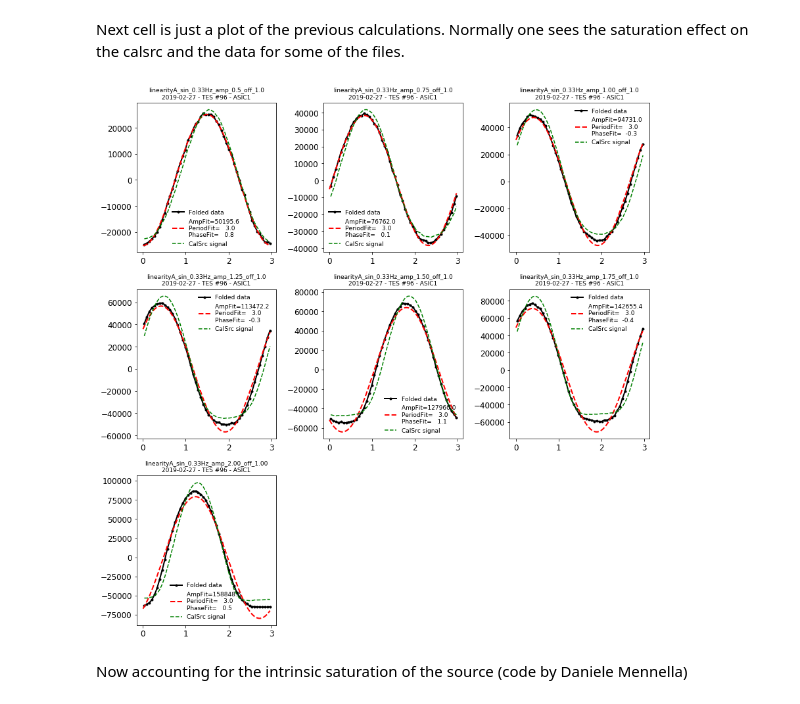
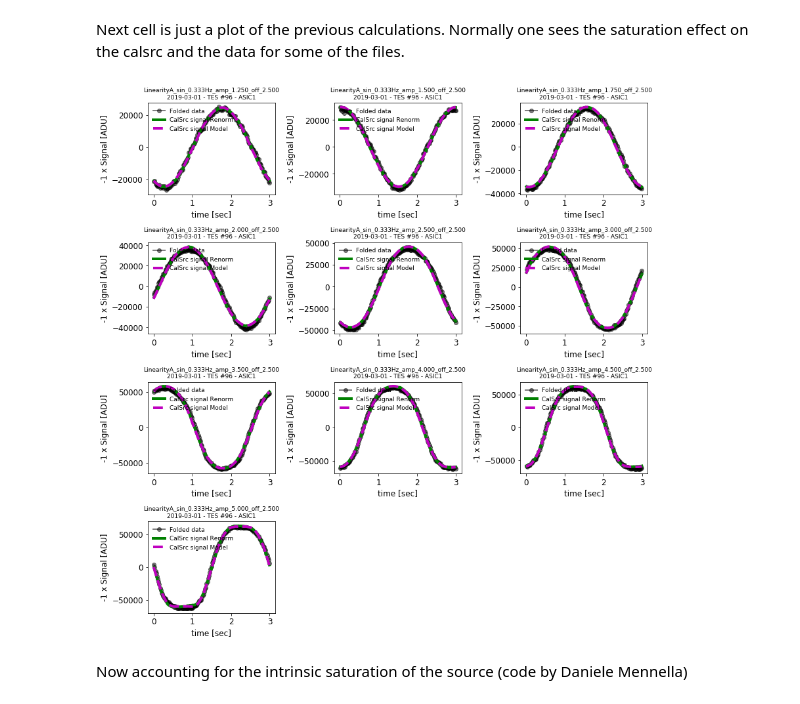
Before and after one commit to qubicsoft/qubic, a Jupyter notebook: qubic/scripts/Calibration/LinearityA.ipynb, the cells around one changed output. Drawn from its saved outputs; the diff is of its cells as text; code cells hidden in the pictures.

```diff
--- a/qubic/scripts/Calibration/LinearityA.ipynb
+++ b/qubic/scripts/Calibration/LinearityA.ipynb
@@ -23,12 +26,13 @@ There are two datasets to be anayzed:
 
 In the following cell we read the corresponding filenames and order them, detect the offstes, amplitudes and modulation frequencies. We order the files by the amplitude of the modulation.
 # %%
-day = '2019-02-27'
+day = '2019-03-01'
 data_dir = '/qubic/Data/Calib-TD/'+day+'/'
-dirs = np.array(glob.glob(data_dir+'/*linearityA*'))
+dirs = np.array(glob.glob(data_dir+'/*LinearityA*'))
 dirs.sort()
 
-#dirs = dirs[0:-1]
+#if day=='2019-02-28':
+#    dirs = dirs[0:-1]
 
 print dirs
 print ''
@@ -193,15 +198,15 @@ Number of common points: 38526
 # %% [markdown]
 Next cell displays the power-spectra of the data and calsrc. Beware that CalSrc is not evenly sampled so it's mandatory to resample it on a regular grid before taking the FFT.
 # %%
-rc('figure',figsize=(10,7))
+rc('figure',figsize=(12,10))
 npl = int(np.sqrt(len(tt)))+1
 fdata=0.0001
 fsrc=0.0001
 for ii in xrange(len(dd_src)):
     subplot(npl,npl,ii+1)
-    spectrum_src, freq_src = mlab.psd(dd_src[ii], Fs=1./np.mean(tt_src[0][1:]-tt_src[0][:-1]),
-                                      NFFT=len(tt_src[ii]), window=mlab.window_hanning)
-    #spectrum, freq = mlab.psd(dd[ii], Fs=FREQ_SAMPLING, NFFT=len(tt[ii]), window=mlab.window_hanning)
+#     spectrum_src, freq_src = mlab.psd(dd_src[ii], Fs=1./np.mean(tt_src[0][1:]-tt_src[0][:-1]),
+#                                       NFFT=len(tt_src[ii]), window=mlab.window_hanning)
+    spectrum, freq = mlab.psd(dd[ii], Fs=FREQ_SAMPLING, NFFT=len(tt[ii]), window=mlab.window_hanning)
 
     ## Resampling calsrc data
     newtime_src = np.arange(len(dd_src[ii]))*np.mean(tt_src[0][1:]-tt_src[0][:-1])
@@ -291,20 +413,23 @@ Detectors 100%[==================================================]Time: 0:00:00
 # %% [markdown]
 Next cell is just a plot of the previous calculations. Normally one sees the saturation effect on the calsrc and the data for some of the files.
 # %%
-npl = int(np.sqrt(len(tt)))+1
+#### npl = int(np.sqrt(len(tt)))+1
 rc('figure',figsize=(12,12))
 ttt = np.linspace(0,np.max(t),1000)
 for ii in xrange(len(tt)):
-    subplot(npl,npl,ii+1)
-    p=plot(t,allfolded[ii,:],'k.-', lw=2, label='Folded data')
-    plot(ttt, sine(ttt, allresfit[ii,:]),'r--', lw=2,
-           label='AmpFit={0:6.1f} \nPeriodFit={1:6.1f} \nPhaseFit={2:6.1f}'.format(allresfit[ii,0],
-                                                                                   allresfit[ii,1],allresfit[ii,2]))
-    p=plot(tsrc,-allfolded_src[ii,:]/np.std(allfolded_src[ii,:])*np.std(allfolded[ii,:]),'g--', label='CalSrc signal')
+    subplot(4,3,ii+1)
+    p=plot(t,allfolded[ii,:],'ko-', lw=2, alpha=0.5,label='Folded data')
+#     plot(ttt, sine(ttt, allresfit[ii,:]),'r--', lw=2,
+#            label='AmpFit={0:6.1f} \nPeriodFit={1:6.1f} \nPhaseFit={2:6.1f}'.format(allresfit[ii,0],
+#                                                                                    allresfit[ii,1],allresfit[ii,2]))
+    p=plot(tsrc, shift_src(tsrc, allresfit_src[ii,:]),'g-', lw=4, label='CalSrc signal Renorm')
+    p=plot(ttt, sinesat(ttt, allresfit_src_model[ii,:]),'m--', lw=4, label='CalSrc signal Model')
     title(labels[ii]+'\n'+day+' - TES #{} - ASIC{}'.format(TESnum, asicnum),fontsize=9)
-    legend(fontsize=9,frameon=False)
+    xlabel('time [sec]')
+    ylabel('-1 x Signal [ADU]')
+    legend(fontsize=9,frameon=False, loc='upper left')
 tight_layout()
 # %% [output]
-[figure, old version]
+[figure, new version]
 # %% [markdown]
 Now accounting for the intrinsic saturation of the source (code by Daniele Mennella)
```
Also changed, not shown: parts of 14 cells of this notebook, 1 other file.
